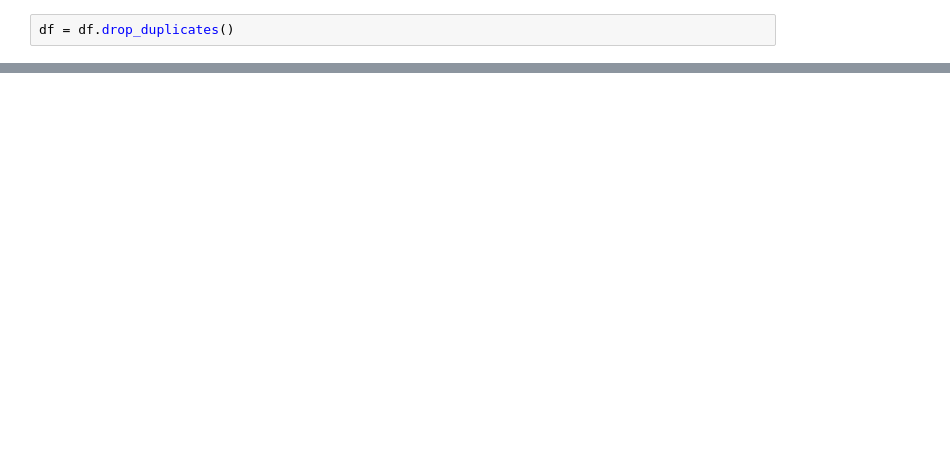
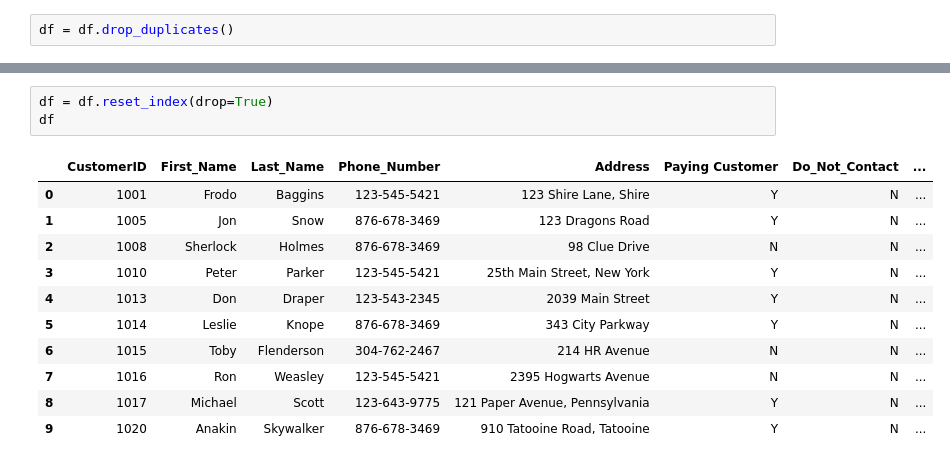
Before and after one commit to francisparwez/data_cleaning_practice_1, a Jupyter notebook: PANDAS_data_cleaning.ipynb, the cells around one changed output, grey strips where cells are left out. Saved outputs shown, nothing was run; the diff lists cells and outputs as text; blank space fills up the shorter version.

Commit message:
12 Reset Index & FINAL RESULT

```diff
--- a/PANDAS_data_cleaning.ipynb
+++ b/PANDAS_data_cleaning.ipynb
@@ -68,0 +279,15 @@ df
+# %%
+df = df.reset_index(drop=True)
+df
+# %% [output]
+|  | CustomerID | First_Name | Last_Name | Phone_Number | Address | Paying Customer | Do_Not_Contact | ... |
+| 0 | 1001 | Frodo | Baggins | 123-545-5421 | 123 Shire Lane, Shire | Y | N | ... |
+| 1 | 1005 | Jon | Snow | 876-678-3469 | 123 Dragons Road | Y | N | ... |
+| 2 | 1008 | Sherlock | Holmes | 876-678-3469 | 98 Clue Drive | N | N | ... |
+| 3 | 1010 | Peter | Parker | 123-545-5421 | 25th Main Street, New York | Y | N | ... |
+| 4 | 1013 | Don | Draper | 123-543-2345 | 2039 Main Street | Y | N | ... |
+| 5 | 1014 | Leslie | Knope | 876-678-3469 | 343 City Parkway | Y | N | ... |
+| 6 | 1015 | Toby | Flenderson | 304-762-2467 | 214 HR Avenue | N | N | ... |
+| 7 | 1016 | Ron | Weasley | 123-545-5421 | 2395 Hogwarts Avenue | N | N | ... |
+| 8 | 1017 | Michael | Scott | 123-643-9775 | 121 Paper Avenue, Pennsylvania | Y | N | ... |
+| 9 | 1020 | Anakin | Skywalker | 876-678-3469 | 910 Tatooine Road, Tatooine | Y | N | ... |
```
Also changed, not shown: parts of 12 cells of this notebook.
